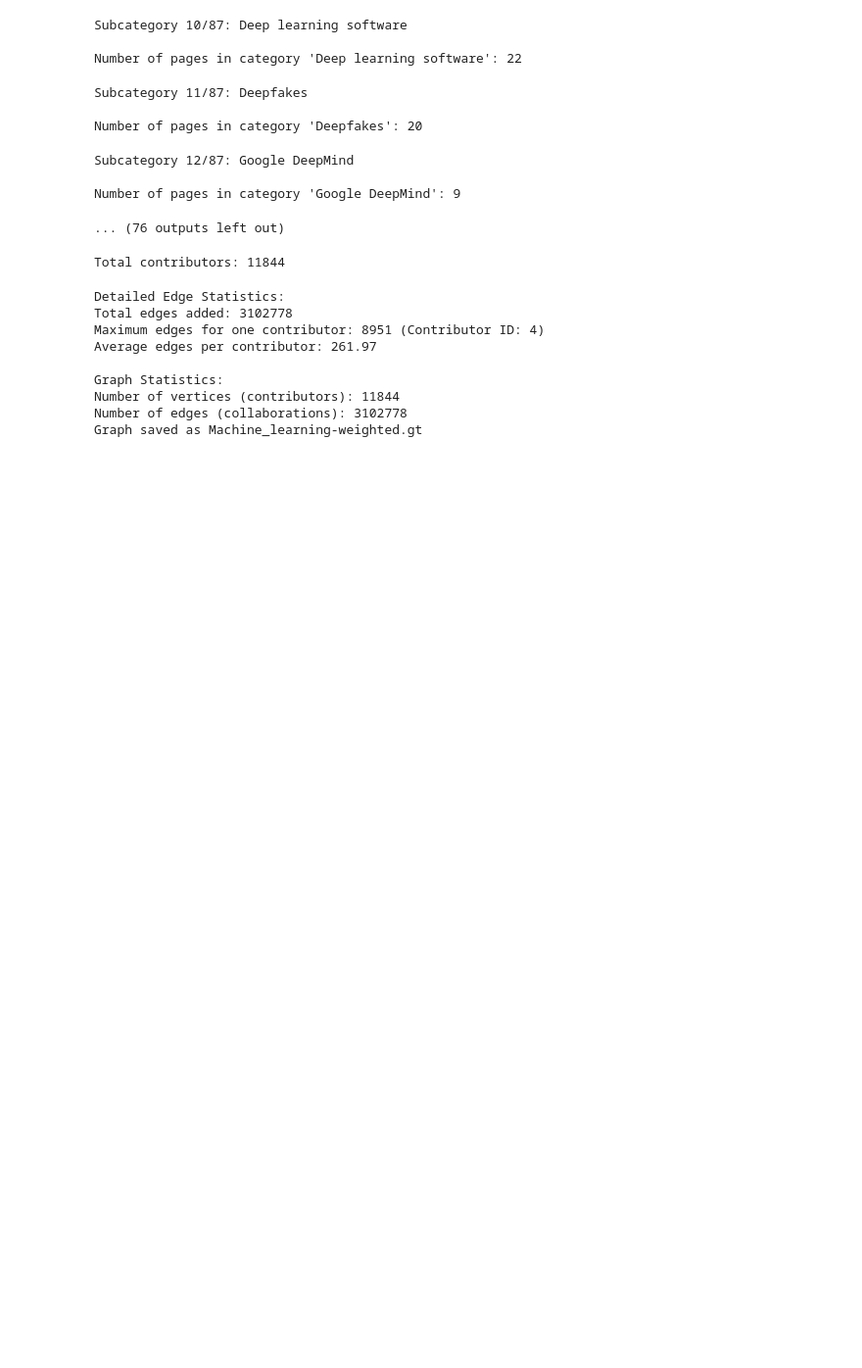
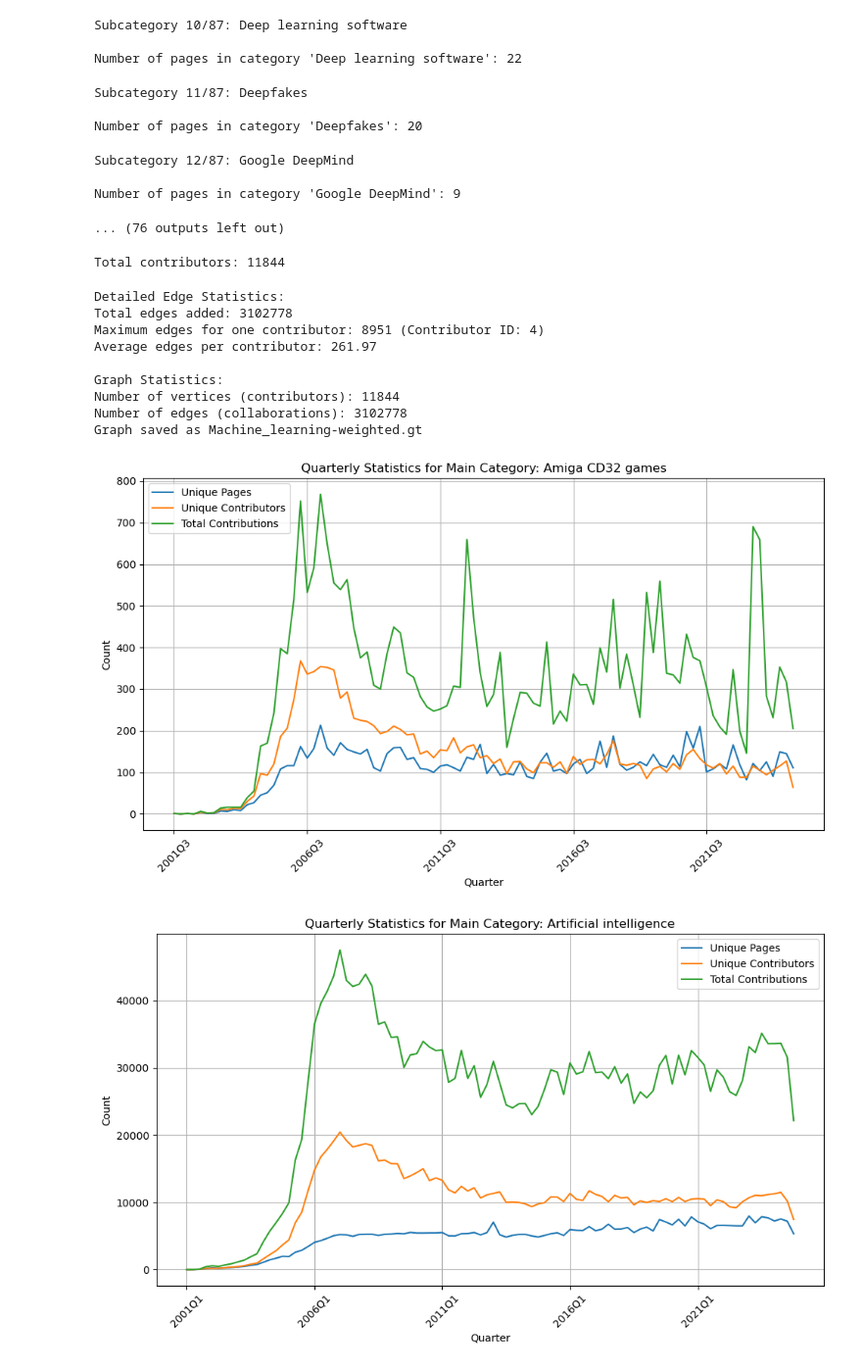
Before and after one commit to dariokueffer/Project-Network-Science-HS24, a Jupyter notebook: 01_acquisition.ipynb, the cells around one changed output. Shown at 98% size. Cells and saved outputs as stored; diff of their text form; code cells hidden in the pictures; blank space fills up the shorter version.

Commit message:
added temporal plots

```diff
--- a/01_acquisition.ipynb
+++ b/01_acquisition.ipynb
@@ -81,3 +82,26 @@ Graph Statistics:
 Number of vertices (contributors): 11844
 Number of edges (collaborations): 3102778
 Graph saved as Machine_learning-weighted.gt
+# %%
+main_category_id = 1
+category_name = 'Amiga CD32 games'
+df = db_manager.get_unique_stats_per_month(main_category_id=main_category_id)
+plot_stats_for_category_quarterly(df, category_name)
+
+main_category_id = 2
+category_name = 'Artificial intelligence'
+df = db_manager.get_unique_stats_per_month(main_category_id=main_category_id)
+plot_stats_for_category_quarterly(df, category_name)
+
+main_category_id = 3
+category_name = 'Game Boy games'
+df = db_manager.get_unique_stats_per_month(main_category_id=main_category_id)
+plot_stats_for_category_quarterly(df, category_name)
+
+main_category_id = 4
+category_name = 'Machine learning'
+df = db_manager.get_unique_stats_per_month(main_category_id=main_category_id)
+plot_stats_for_category_quarterly(df, category_name)
+# %% [output]
+[figure, added]
+[figure, added]
```
Also changed, not shown: parts of 2 cells of this notebook.
